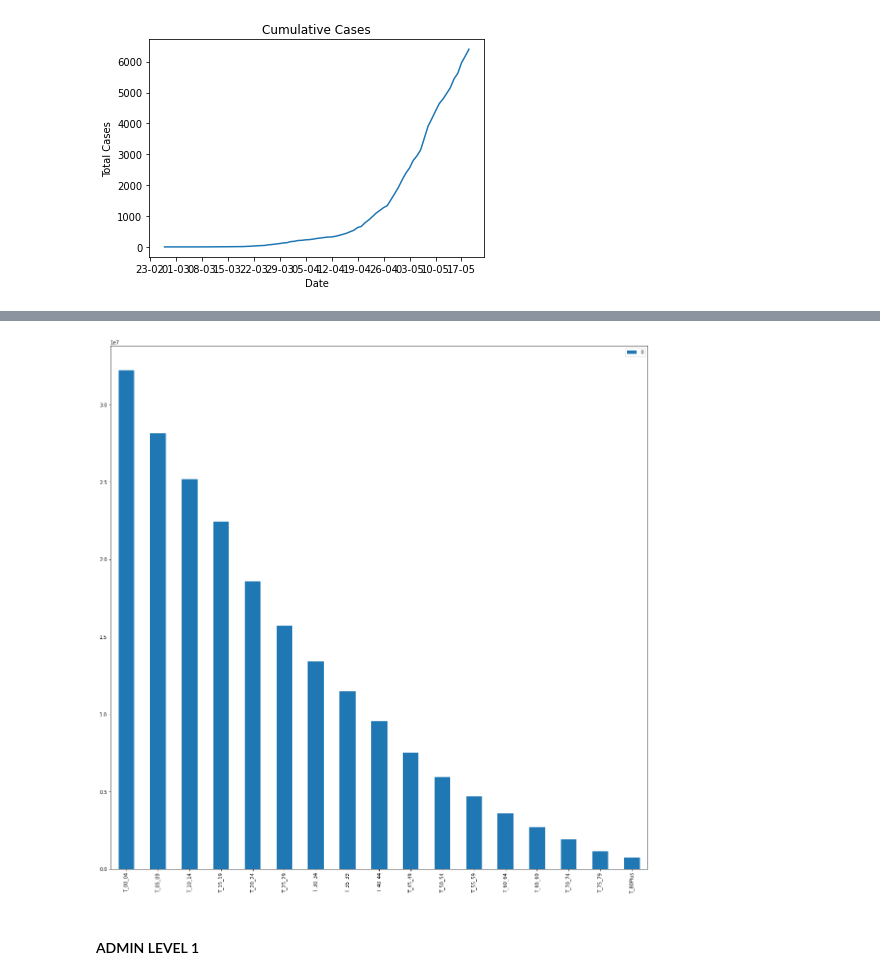
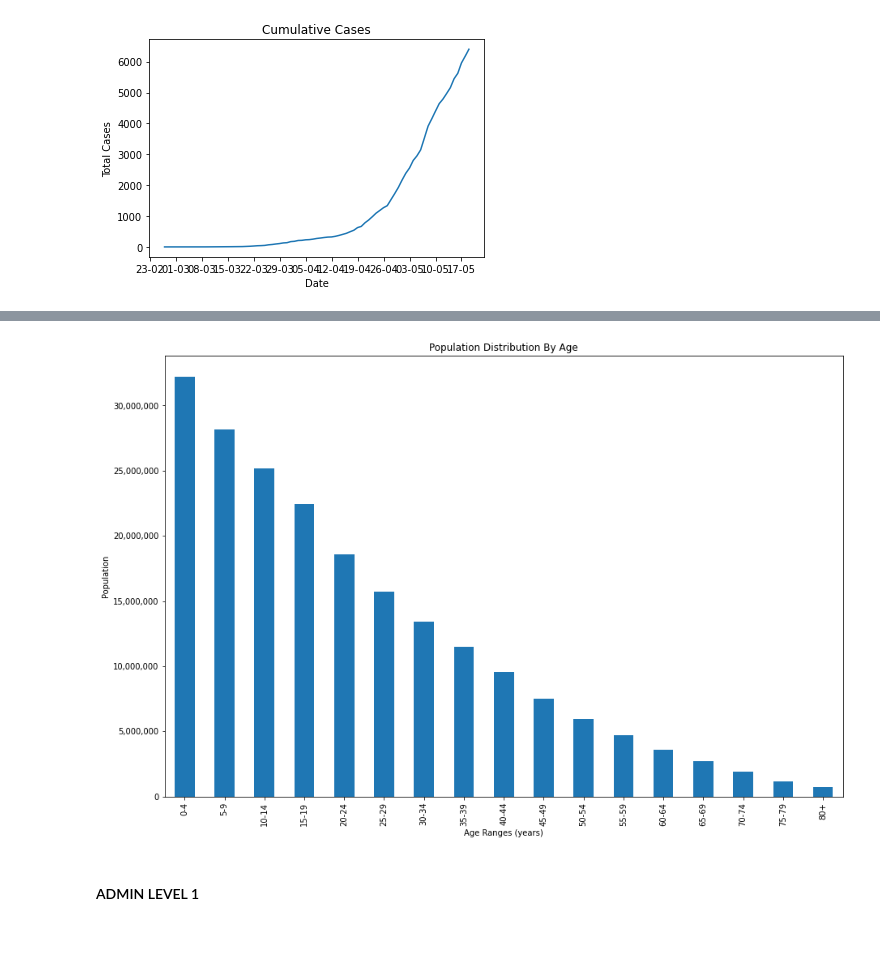
Before and after one commit to stevecrawshaw/hackathon, a Jupyter notebook: Copy_of_hackathon_eda_sc_1.ipynb, the cells around one changed output, grey strips where cells are left out. Saved outputs shown, nothing was run; the diff lists cells and outputs as text; code cells hidden in the pictures; blank space fills up the shorter version.

```diff
--- a/Copy_of_hackathon_eda_sc_1.ipynb
+++ b/Copy_of_hackathon_eda_sc_1.ipynb
@@ -172,7 +154,23 @@ admcols
-# %%
-admcols.T.plot(kind = 'bar');
-# %% [output]
-[figure, removed]
+# %%
+admcols.rename(
+    columns={"T_00_04": "0-4", "T_05_09": "5-9", "T_10_14": "10-14", "T_15_19": "15-19", "T_20_24": "20-24", "T_25_29": "25-29",
+             "T_30_34": "30-34", "T_35_39": "35-39", "T_40_44": "40-44", "T_45_49": "45-49", "T_50_54": "50-54", "T_55_59": "55-59",
+             "T_60_64": "60-64", "T_65_69": "65-69", "T_70_74": "70-74", "T_75_79": "75-79", "T_80Plus": "80+"},
+    inplace=True,
+)
+
+admcols.T.plot(kind = 'bar', legend = None, figsize= (15,10));
+
+plt.title('Population Distribution By Age')
+plt.xlabel('Age Ranges (years)')
+plt.ylabel('Population')
+
+current_values = plt.gca().get_yticks()
+plt.gca().set_yticklabels(['{:,.0f}'.format(x) for x in current_values])
+
+plt.show()
+# %% [output]
+[figure, added]
 # %% [markdown]
 #### ADMIN LEVEL 1
 # %%
```
Also changed, not shown: parts of 53 cells of this notebook.
